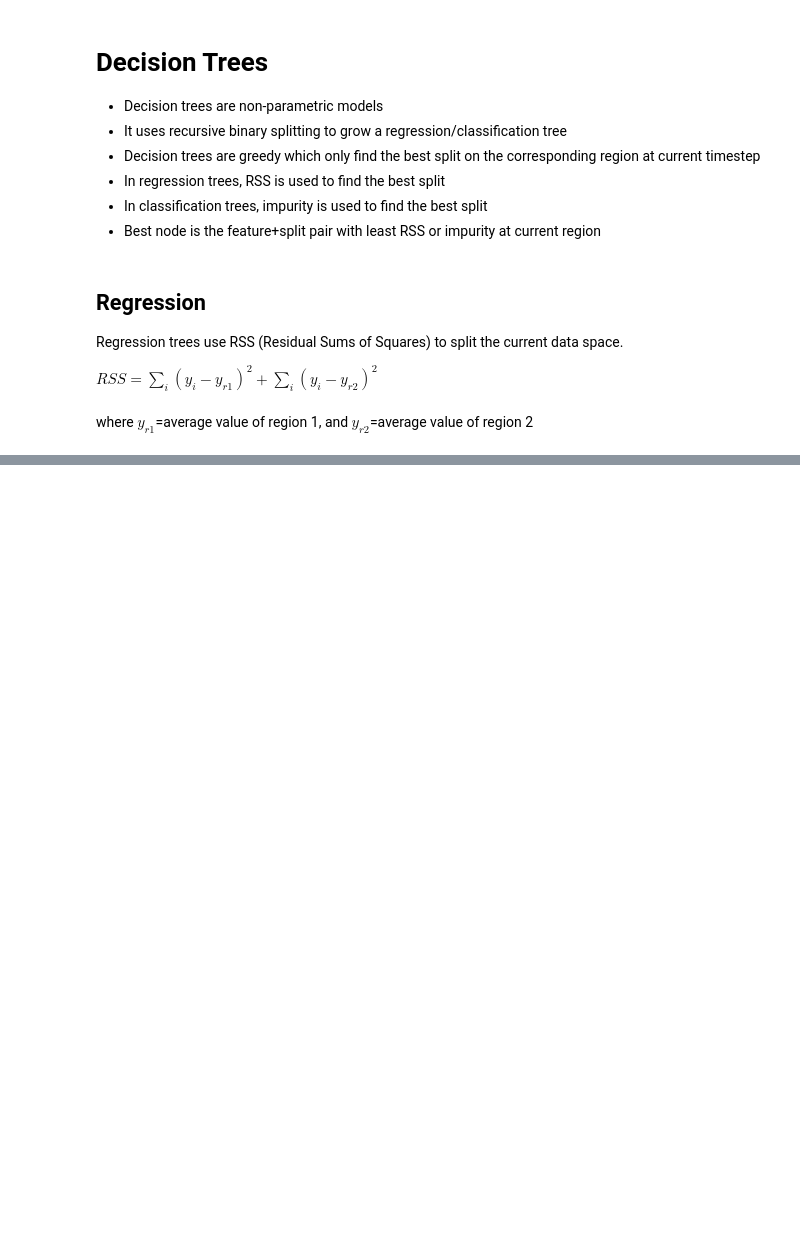
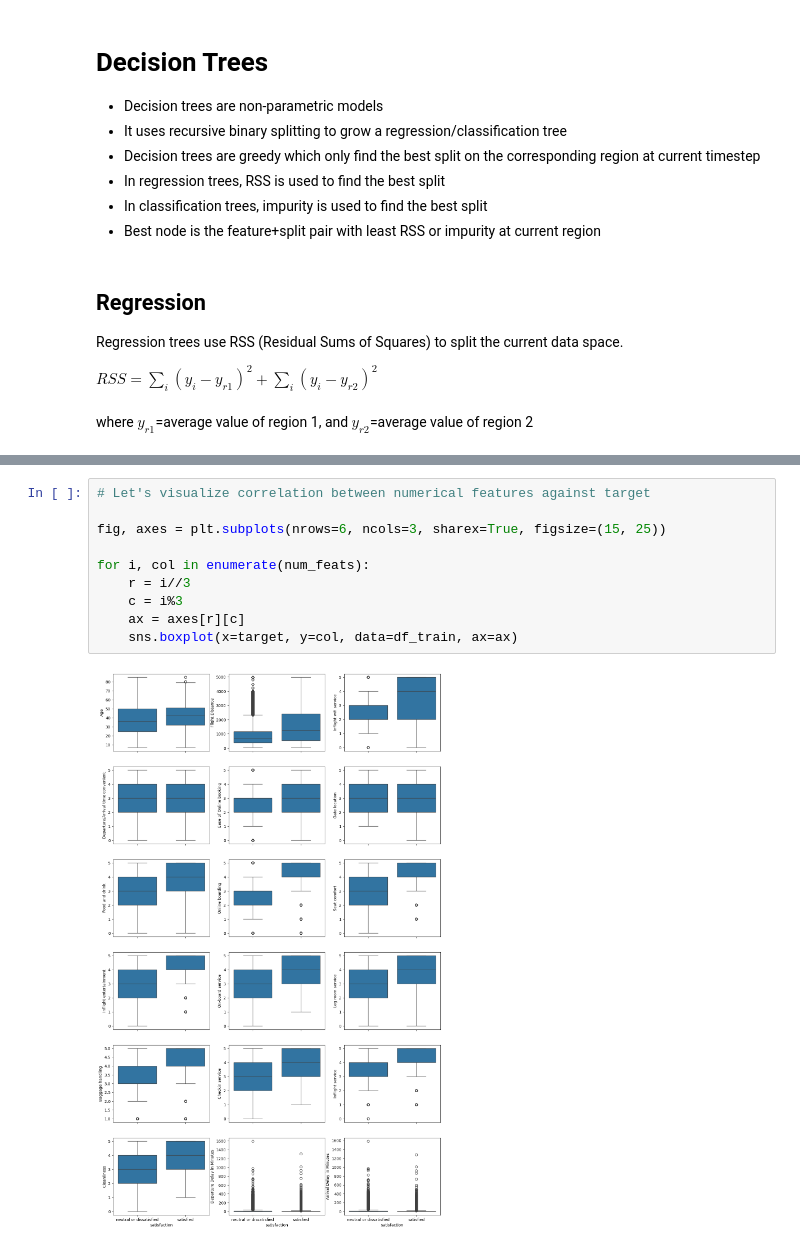
Before and after one commit to kaung-htet-myat/stats-with-python, a Jupyter notebook: tree_based_methods/decision_tree.ipynb, the cells around one changed output, grey strips where cells are left out. Drawn from its saved outputs; the diff is of its cells as text; blank space fills up the shorter version.

```diff
--- a/tree_based_methods/decision_tree.ipynb
+++ b/tree_based_methods/decision_tree.ipynb
@@ -26,0 +200,12 @@ weight = num_of_sample_in_the_region/total_num_of_sample_in_parent
+# %%
+# Let's visualize correlation between numerical features against target
+
+fig, axes = plt.subplots(nrows=6, ncols=3, sharex=True, figsize=(15, 25))
+
+for i, col in enumerate(num_feats):
+    r = i//3
+    c = i%3
+    ax = axes[r][c]
+    sns.boxplot(x=target, y=col, data=df_train, ax=ax)
+# %% [output]
+[figure, added]
```
Also changed, not shown: parts of 20 cells of this notebook, 9 other files.
